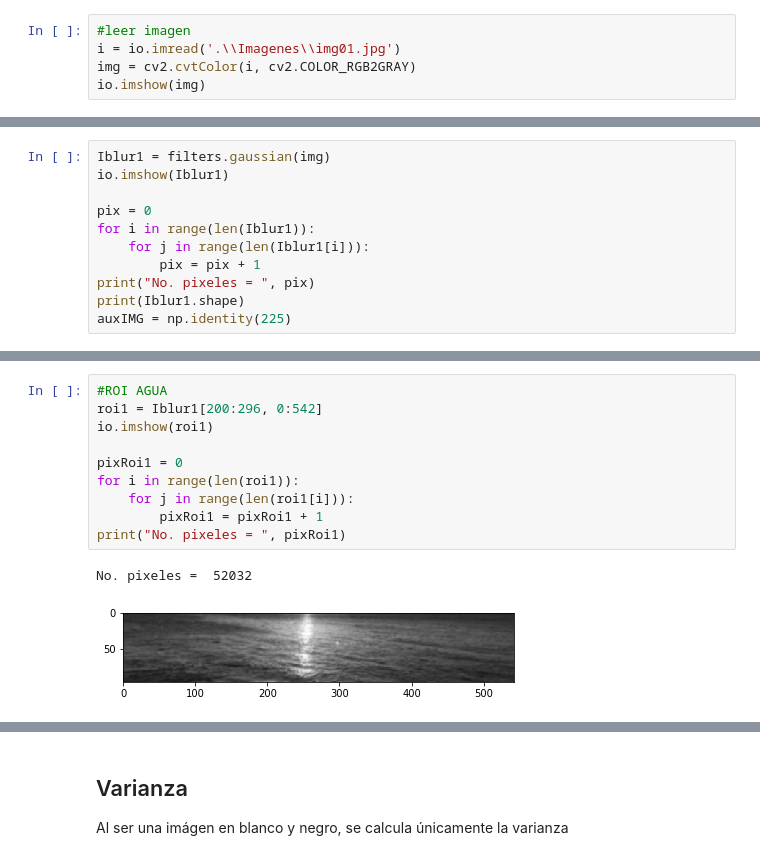
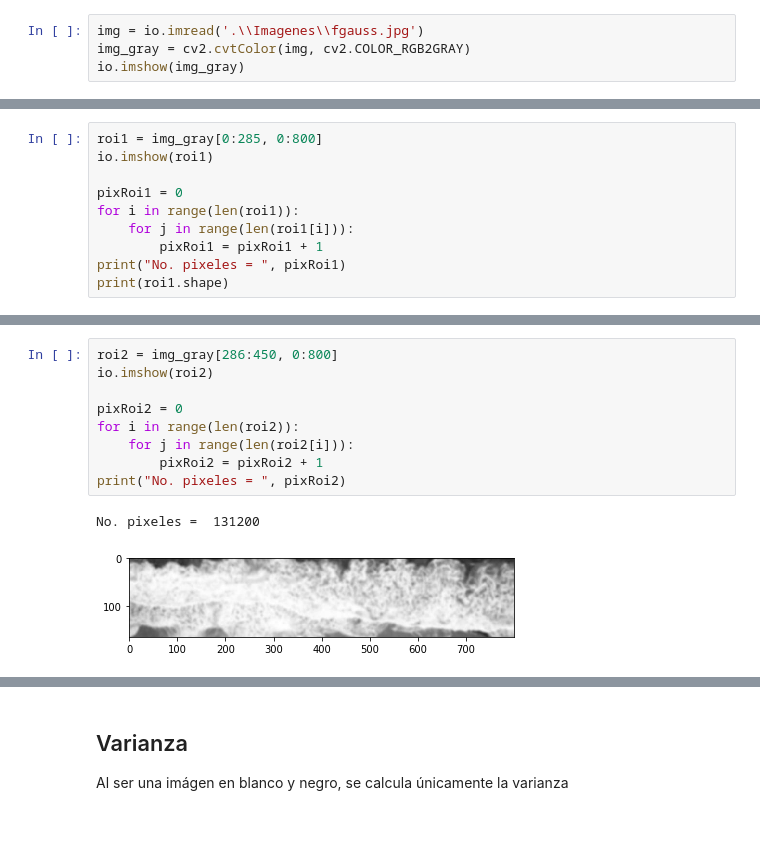
Before and after one commit to IanRamRev/Reconocimiento-de-Patrones, a Jupyter notebook: Practica2/NaiveBayes.ipynb, the cells around one changed output, grey strips where cells are left out. Saved outputs shown, nothing was run; the diff lists cells and outputs as text; blank space fills up the shorter version.

```diff
--- a/Practica2/NaiveBayes.ipynb
+++ b/Practica2/NaiveBayes.ipynb
@@ -6,7 +21,6 @@ import numpy as np
 # %%
-#leer imagen
-i = io.imread('.\\Imagenes\\img01.jpg')
-img = cv2.cvtColor(i, cv2.COLOR_RGB2GRAY)
-io.imshow(img)
+img = io.imread('.\\Imagenes\\fgauss.jpg')
+img_gray = cv2.cvtColor(img, cv2.COLOR_RGB2GRAY)
+io.imshow(img_gray)
 # %% [output]
 <matplotlib.image.AxesImage at 0x...>
@@ -14,12 +28,11 @@ io.imshow(img)
 # %%
-Iblur1 = filters.gaussian(img)
-io.imshow(Iblur1)
+roi1 = img_gray[0:285, 0:800]
+io.imshow(roi1)
 
-pix = 0
-for i in range(len(Iblur1)):
-    for j in range(len(Iblur1[i])):
-        pix = pix + 1
-print("No. pixeles = ", pix)
-print(Iblur1.shape)
-auxIMG = np.identity(225)
+pixRoi1 = 0
+for i in range(len(roi1)):
+    for j in range(len(roi1[i])):
+        pixRoi1 = pixRoi1 + 1
+print("No. pixeles = ", pixRoi1)
+print(roi1.shape)
 # %% [output]
@@ -29,14 +42,13 @@ No. pixeles =  160432
 # %%
-#ROI AGUA
-roi1 = Iblur1[200:296, 0:542]
-io.imshow(roi1)
+roi2 = img_gray[286:450, 0:800]
+io.imshow(roi2)
 
-pixRoi1 = 0
-for i in range(len(roi1)):
-    for j in range(len(roi1[i])):
-        pixRoi1 = pixRoi1 + 1
-print("No. pixeles = ", pixRoi1)
+pixRoi2 = 0
+for i in range(len(roi2)):
+    for j in range(len(roi2[i])):
+        pixRoi2 = pixRoi2 + 1
+print("No. pixeles = ", pixRoi2)
 # %% [output]
-No. pixeles =  52032
+No. pixeles =  131200
-[figure, old version]
+[figure, new version]
 # %%
```
Also changed, not shown: parts of 20 cells of this notebook.
